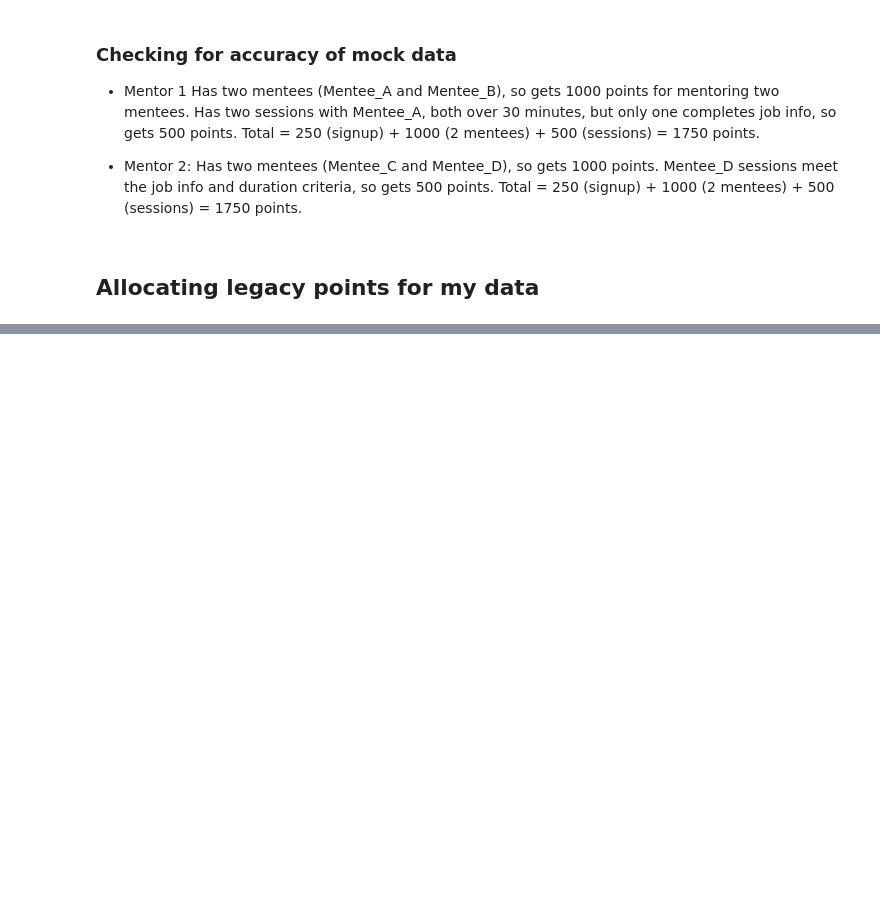
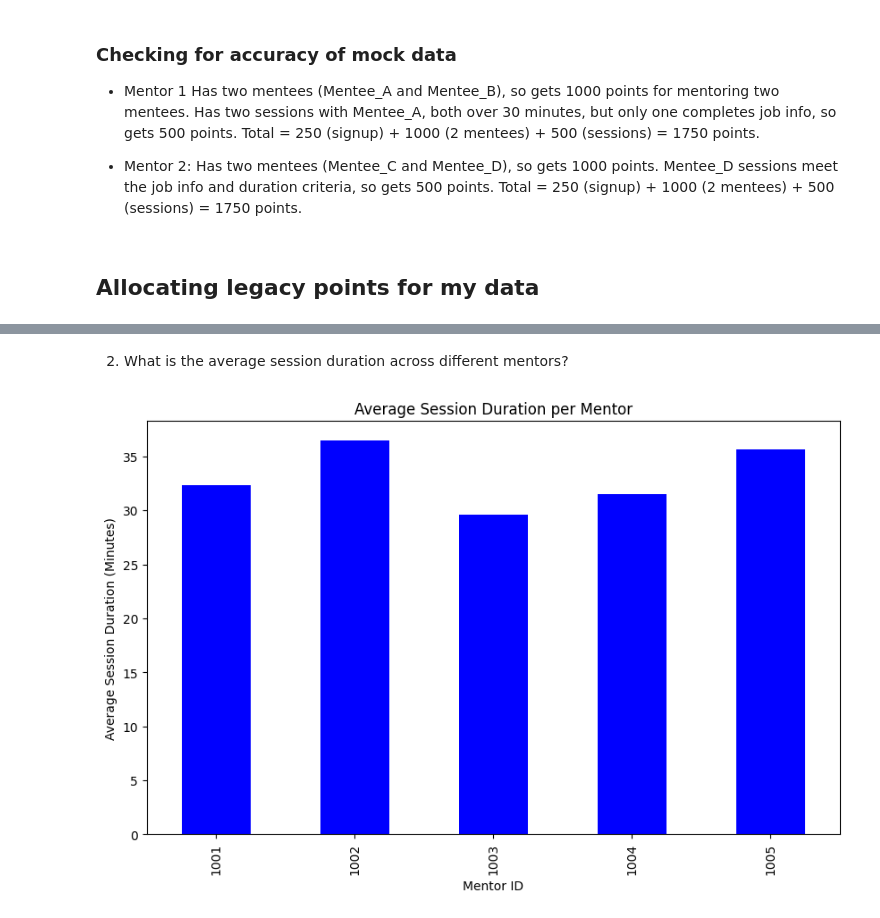
Before and after one commit to Georginahnjeri/Reward-program, a Jupyter notebook: reward.ipynb, the cells around one changed output, grey strips where cells are left out. Saved outputs shown, nothing was run; the diff lists cells and outputs as text; code cells hidden in the pictures; blank space fills up the shorter version.

```diff
--- a/reward.ipynb
+++ b/reward.ipynb
@@ -357,0 +395,15 @@ cleaned_data.head(10)
+# %% [markdown]
+2. What is the average session duration across different mentors?
+# %%
+# Calculate average session duration per mentor
+avg_session_duration = cleaned_data.groupby('Mentor_ID')['Session_Duration_Min'].mean()
+
+# Bar plot of average session duration
+plt.figure(figsize=(10,6))
+avg_session_duration.plot(kind='bar', color='blue')
+plt.title('Average Session Duration per Mentor')
+plt.xlabel('Mentor ID')
+plt.ylabel('Average Session Duration (Minutes)')
+plt.show()
+# %% [output]
+[figure, added]
```
Also changed, not shown: parts of 23 cells of this notebook, 1 other file.
